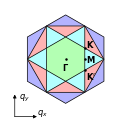
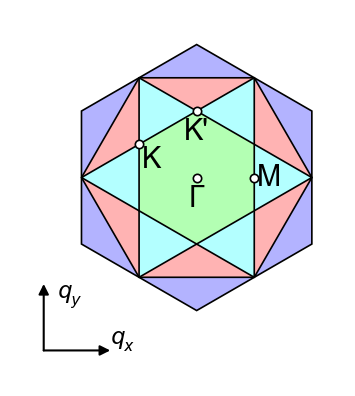
The notebook cell's code change between the first figure and the second:
--- before
+++ after
@@ -2,5 +2,5 @@
 print(f"For {str_journal} submission")
 
-fig_BZ, ax_BZ = plt.subplots(1, 1, figsize = plt_sizes["fig_BZ_figsize"])
+fig_BZ, ax_BZ = plt.subplots(1, 1, figsize = plt_sizes["fig_BZ_figsize"], dpi = 300)
 
 # orientation (arrows only show up if there are ax.plot() after)
@@ -23,7 +23,7 @@
 ax_BZ.text(*y_axis_tip + np.array([0.2, -0.2]), r"$q_y$", fontsize = plt_sizes["coor_fontsize"])
 
-bsc.PlotBZSubplot(ax_BZ, N_BZ = 4, BZ_kwargs = {"lw": plt_sizes["BZ_lw"]},
+bsc.PlotBZSubplot(ax_BZ, N_BZ = 4, BZ_kwargs = {"lw": 0.4},
                   add_q_pts = False, s_q_pt = plt_sizes["BZ_q_pt_s_scat"],
-                  label_sym_pts = True, fontsize = plt_sizes["sym_pt_fontsize"])
+                  label_sym_pts = True, sym_pt_kwargs = {"facecolor": "white", "edgecolor": "black", "linewidth": 0.4, "s": 4}, fontsize = plt_sizes["sym_pt_fontsize"])
 ax_BZ.axis("off")
 

Commit: A bunch of paper figure updates